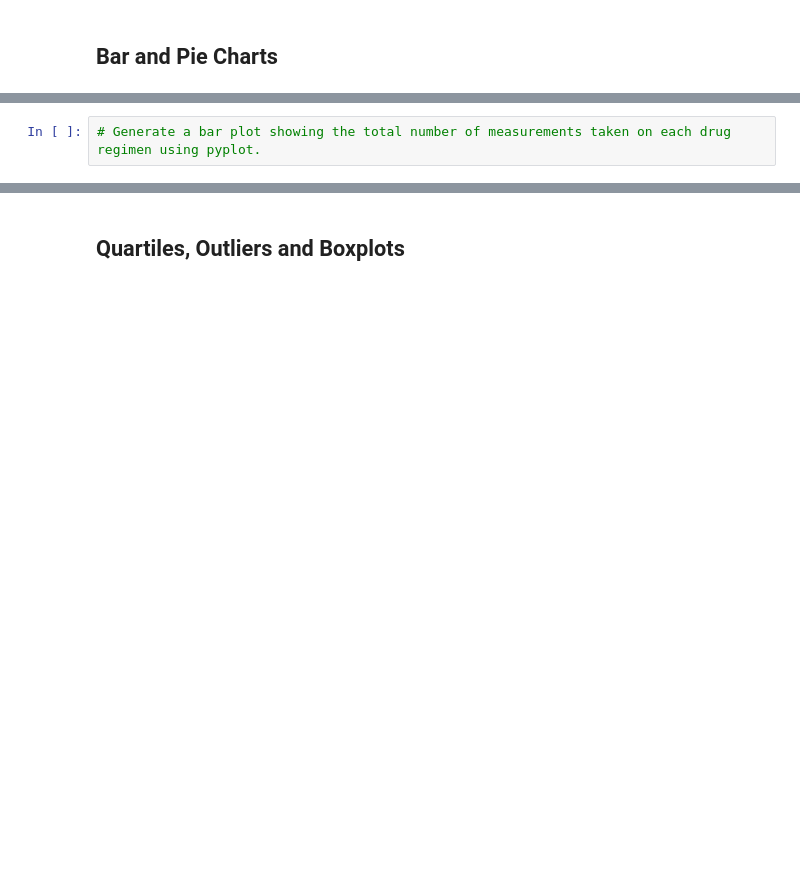
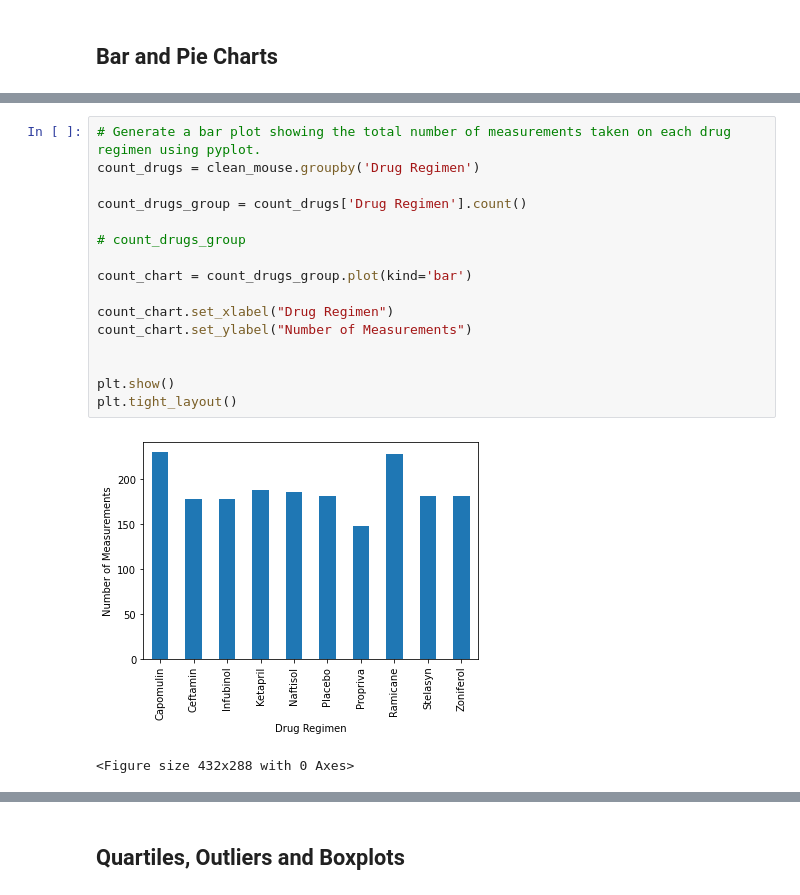
Before and after one commit to David-Lucey/Matplotlib-challenge, a Jupyter notebook: Pymaceuticals/pymaceuticals_starter.ipynb, the cells around one changed output, grey strips where cells are left out. Saved outputs shown, nothing was run; the diff lists cells and outputs as text; blank space fills up the shorter version.

```diff
--- a/Pymaceuticals/pymaceuticals_starter.ipynb
+++ b/Pymaceuticals/pymaceuticals_starter.ipynb
@@ -167,2 +186,19 @@ dtype: float64
 # %%
 # Generate a bar plot showing the total number of measurements taken on each drug regimen using pyplot.
+count_drugs = clean_mouse.groupby('Drug Regimen')
+
+count_drugs_group = count_drugs['Drug Regimen'].count()
+
+# count_drugs_group
+
+count_chart = count_drugs_group.plot(kind='bar')
+
+count_chart.set_xlabel("Drug Regimen")
+count_chart.set_ylabel("Number of Measurements")
+
+
+plt.show()
+plt.tight_layout()
+# %% [output]
+[figure, added]
+<Figure size 432x288 with 0 Axes>
```
Also changed, not shown: parts of 26 cells of this notebook.
